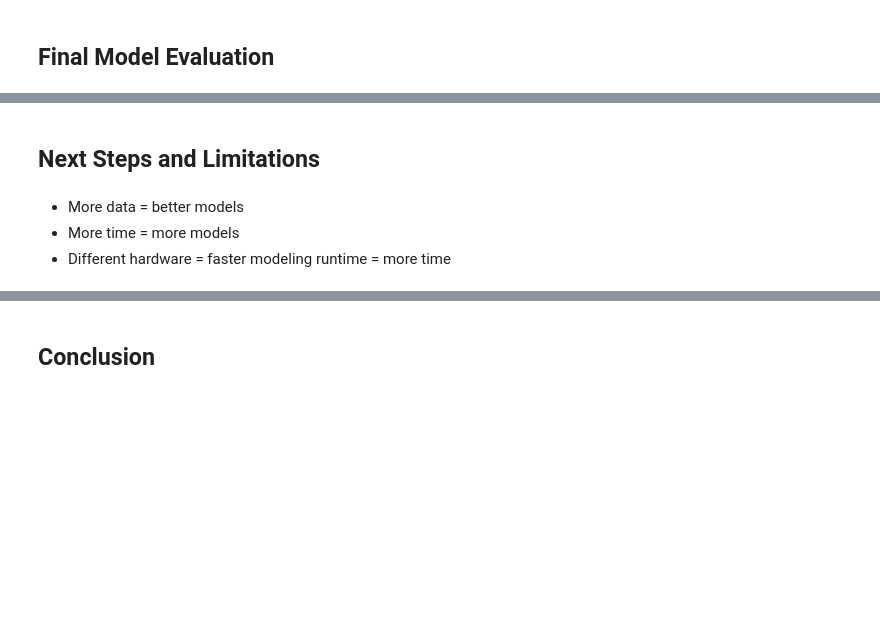
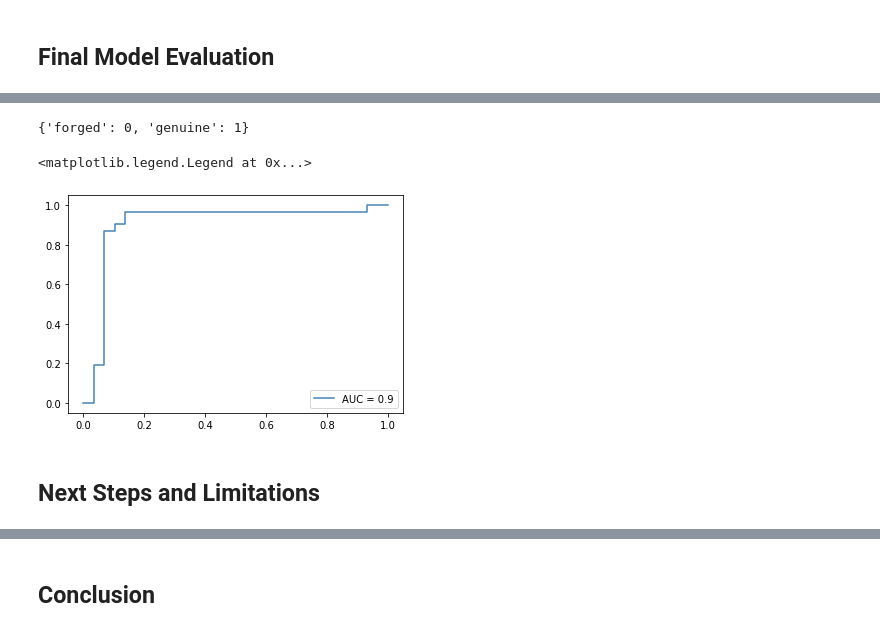
Before and after one commit to ZachRauch/Detecting_Signature_Fraud, a Jupyter notebook: Signature_Classification.ipynb, the cells around one changed output, grey strips where cells are left out. Drawn from its saved outputs; the diff is of its cells as text; code cells hidden in the pictures; blank space fills up the shorter version.

```diff
--- a/Signature_Classification.ipynb
+++ b/Signature_Classification.ipynb
@@ -540,7 +542,7 @@ Validation Loss: 0.6887924075126648
 # %% [markdown]
 ## Final Model Evaluation
 # %%
-with open('drive/MyDrive/model4_pickle.sav', 'rb') as f:
+with open('drive/MyDrive/model1_pickle.sav', 'rb') as f:
     final_model = pickle.load(f)
 # %%
 final_model.score(X_test, y_test)
@@ -556,23 +560,26 @@ IndexError: ignored
+# %%
+data.class_indices
+# %% [output]
+{'forged': 0, 'genuine': 1}
 # %%
 # generate a no skill prediction (majority class)
 ns_probs = [0 for _ in range(len(y_test))]
 # predict probabilities
 lr_probs = final_model.predict_proba(X_test)
 # keep probabilities for the positive outcome only
 lr_probs = lr_probs[:, 1]
 # calculate scores
 ns_auc = roc_auc_score(y_test, ns_probs)
 lr_auc = round((roc_auc_score(y_test, lr_probs)), 2)
 # calculate roc curves
 ns_fpr, ns_tpr, _ = roc_curve(y_test, ns_probs)
 lr_fpr, lr_tpr, _ = roc_curve(y_test, lr_probs)
 # plot the roc curve for the model
-plt.plot(lr_fpr, lr_tpr, label=f'Pipeline(AUC = {lr_auc})', color='steelblue')
+plt.plot(lr_fpr, lr_tpr, label=f'AUC = {lr_auc}', color='steelblue')
 # show the legend
 plt.legend(loc='lower right')
+# %% [output]
+<matplotlib.legend.Legend at 0x...>
+[figure, added]
 # %% [markdown]
 ## Next Steps and Limitations
-# %% [markdown]
-- More data = better models
-- More time = more models
-- Different hardware = faster modeling runtime = more time
```
Also changed, not shown: parts of 10 cells of this notebook.
